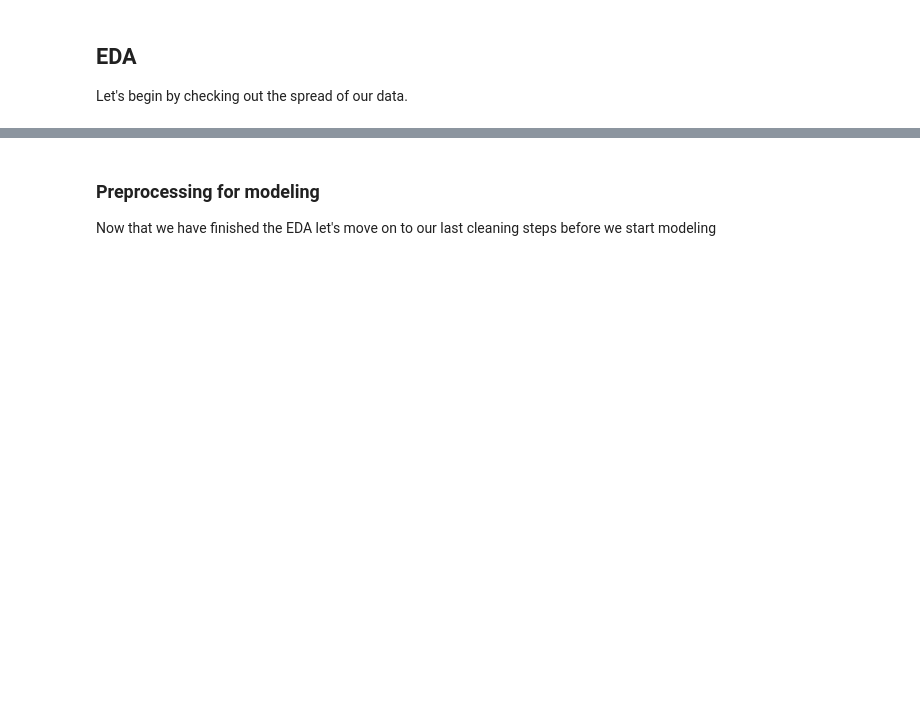
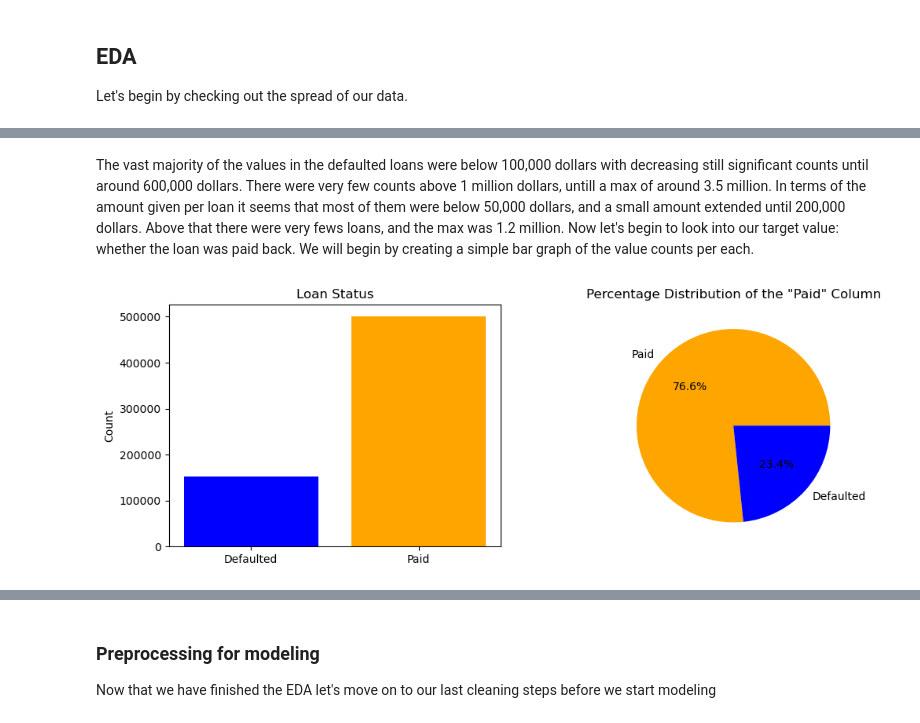
Before and after one commit to joshuaedelstein15/Loan_default, a Jupyter notebook: notebook.ipynb, the cells around one changed output, grey strips where cells are left out. Saved outputs shown, nothing was run; the diff lists cells and outputs as text; code cells hidden in the pictures; blank space fills up the shorter version.

```diff
--- a/notebook.ipynb
+++ b/notebook.ipynb
@@ -722,0 +731,30 @@ Name: count, dtype: int64
+# %% [markdown]
+The vast majority of the values in the defaulted loans were below 100,000 dollars with decreasing still significant counts until around 600,000 dollars. There were very few counts above 1 million dollars, untill a max of around 3.5 million.
+In terms of the amount given per loan it seems that most of them were below 50,000 dollars, and a small amount extended until 200,000 dollars. Above that there were very fews loans, and the max was 1.2 million.
+Now let's begin to look into our target value: whether the loan was paid back. We will begin by creating a simple bar graph of the value counts per each.
+# %%
+#get value counts
+counts = eda_df['Paid'].value_counts()
+
+# Set figure size and create subplots
+fig, axes = plt.subplots(1, 2, figsize=(12, 4))
+
+# Set colors
+colors = ['orange', 'blue']
+
+# Create bar
+axes[0].bar(counts.index, counts.values, color=colors)
+
+# Set labels and title for bar
+axes[0].set_ylabel('Count')
+axes[0].set_title('Loan Status')
+axes[0].set_xticks([0, 1])
+axes[0].set_xticklabels(['Defaulted', 'Paid'])
+
+# Create pie chart
+axes[1].pie(counts, labels=['Paid', 'Defaulted'], colors=colors, autopct='%1.1f%%')
+
+# Set title for pie chart
+axes[1].set_title('Percentage Distribution of the "Paid" Column');
+# %% [output]
+[figure, added]
```
Also changed, not shown: parts of 24 cells of this notebook.
